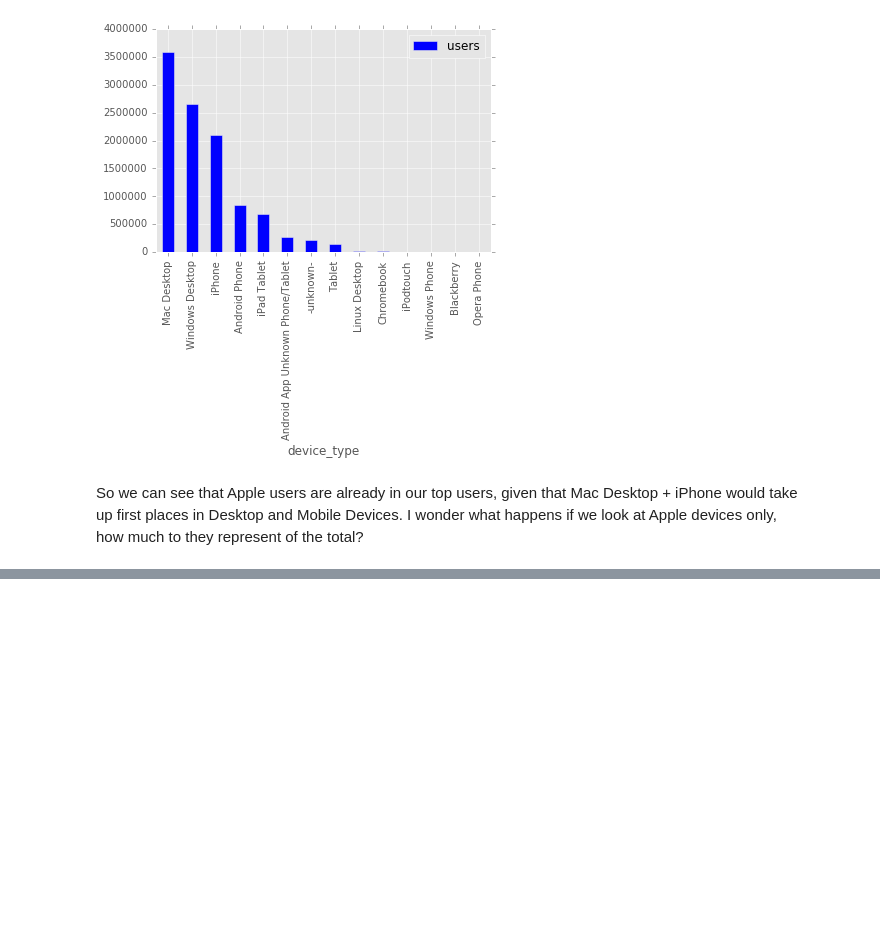
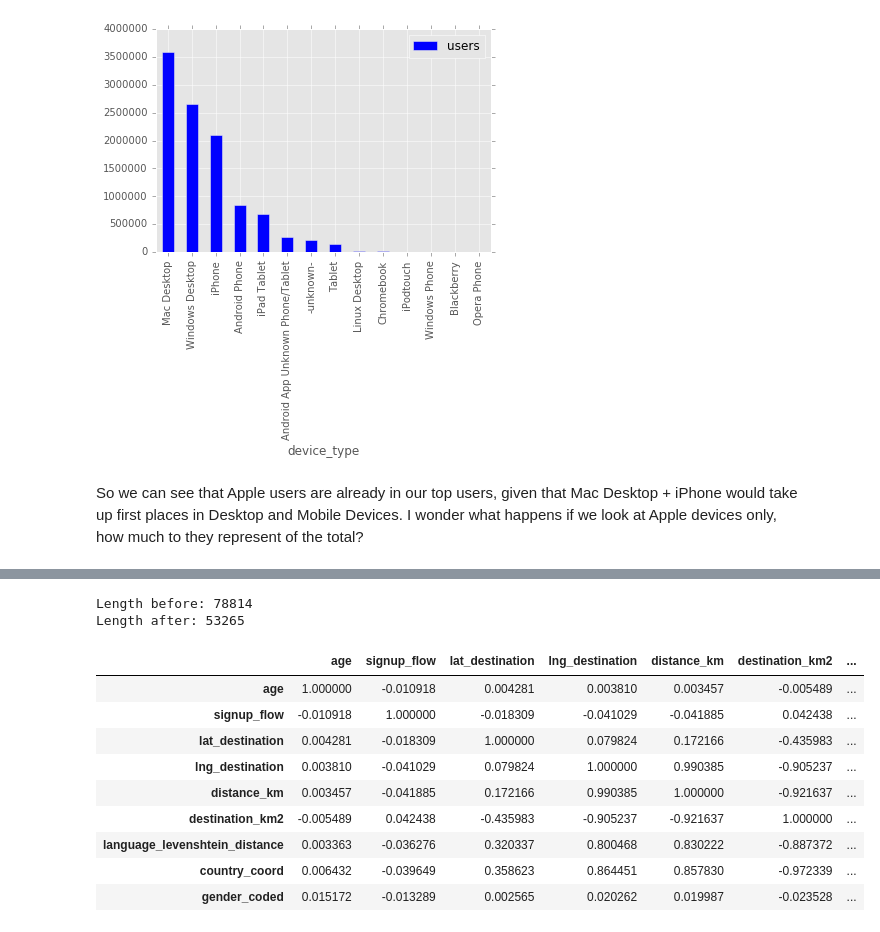
Before and after one commit to mirunapopa/DS-Intensive, a Jupyter notebook: data_exploration_project.ipynb, the cells around one changed output, grey strips where cells are left out. Saved outputs shown, nothing was run; the diff lists cells and outputs as text; code cells hidden in the pictures; blank space fills up the shorter version.

```diff
--- a/data_exploration_project.ipynb
+++ b/data_exploration_project.ipynb
@@ -297,0 +413,24 @@ So we can see that Apple users are already in our top users, given that Mac Desk
+# %%
+df = train_users.merge(countries, on = 'country_destination')
+df.columns
+df['country_coord'] = df.lat_destination * df.lng_destination
+print "Length before: %i" % df.shape[0]
+df = df[df.gender.notnull()]
+print "Length after: %i" % df.shape[0]
+df['gender_coded'] = pd.get_dummies(df.gender)['FEMALE']
+#female = 1 and male = 0
+df.head()
+df.corr()
+# %% [output]
+Length before: 78814
+Length after: 53265
+|  | age | signup_flow | lat_destination | lng_destination | distance_km | destination_km2 | ... |
+| age | 1.000000 | -0.010918 | 0.004281 | 0.003810 | 0.003457 | -0.005489 | ... |
+| signup_flow | -0.010918 | 1.000000 | -0.018309 | -0.041029 | -0.041885 | 0.042438 | ... |
+| lat_destination | 0.004281 | -0.018309 | 1.000000 | 0.079824 | 0.172166 | -0.435983 | ... |
+| lng_destination | 0.003810 | -0.041029 | 0.079824 | 1.000000 | 0.990385 | -0.905237 | ... |
+| distance_km | 0.003457 | -0.041885 | 0.172166 | 0.990385 | 1.000000 | -0.921637 | ... |
+| destination_km2 | -0.005489 | 0.042438 | -0.435983 | -0.905237 | -0.921637 | 1.000000 | ... |
+| language_levenshtein_distance | 0.003363 | -0.036276 | 0.320337 | 0.800468 | 0.830222 | -0.887372 | ... |
+| country_coord | 0.006432 | -0.039649 | 0.358623 | 0.864451 | 0.857830 | -0.972339 | ... |
+| gender_coded | 0.015172 | -0.013289 | 0.002565 | 0.020262 | 0.019987 | -0.023528 | ... |
```
Also changed, not shown: parts of 11 cells of this notebook, 1 other file.
